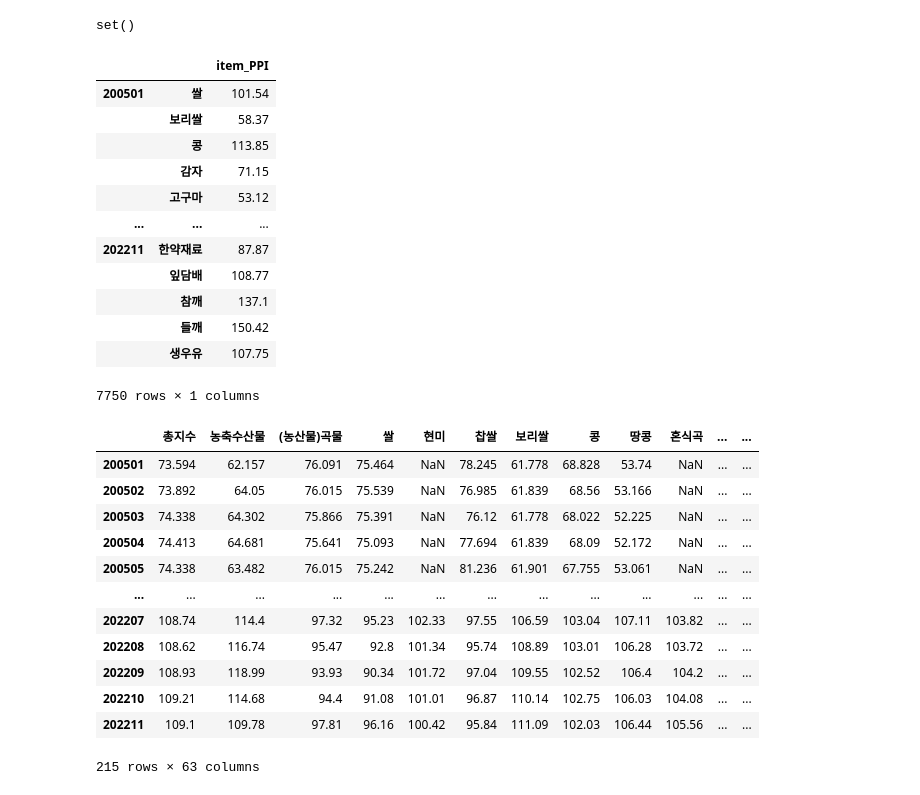
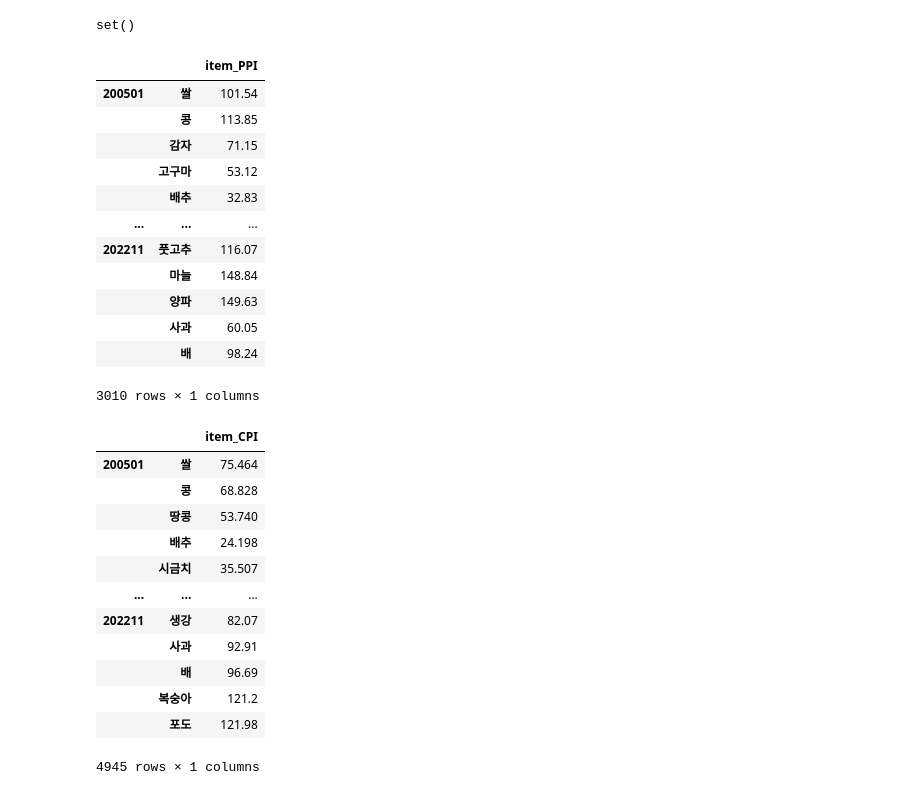
Before and after one commit to mols3131d/Agricultural-Products-Price-Prediction-, a Jupyter notebook: Data Collection/AgriMarket (1).ipynb, the cells around one changed output. Saved outputs shown, nothing was run; the diff lists cells and outputs as text; code cells hidden in the pictures.

```diff
--- a/Data Collection/AgriMarket (1).ipynb
+++ b/Data Collection/AgriMarket (1).ipynb
@@ -303,15 +306,12 @@ df2 = pd.read_excel(file, engine="openpyxl")
 df2 = df2.rename(columns={'계정코드별':'Product'})
 df2["Product"] = df2["Product"].map(lambda x : x.split()[0])
 df2 = df2.replace("-", np.NaN)
-# df2 = df2.dropna(axis=0)
-# df2 = df2[df2["Product"].isin(crop_list)]
-# for i in df2["Product"]:
-#     df2["Product"] = df2["Product"].replace(i,f"생산자물가지수_{i}")
+df2 = df2.dropna(axis=0)
+df2 = df2[df2["Product"].isin(crop_list)]
 
 for i in df2.columns:
     df2.columns = df2.columns.map(lambda x: x.replace(".",""))
 
-# df2.stack()
 df2 = pd.DataFrame(df2).T
 df2 = df2.rename(columns=df2.iloc[0])
 df2 = df2.drop(index='Product')
@@ -321,50 +321,47 @@ df2
 # %% [output]
 |  |  | item_PPI |
 | 200501 | 쌀 | 101.54 |
-|  | 보리쌀 | 58.37 |
 |  | 콩 | 113.85 |
 |  | 감자 | 71.15 |
 |  | 고구마 | 53.12 |
+|  | 배추 | 32.83 |
 | ... | ... | ... |
-| 202211 | 한약재료 | 87.87 |
-|  | 잎담배 | 108.77 |
-|  | 참깨 | 137.1 |
-|  | 들깨 | 150.42 |
-|  | 생우유 | 107.75 |
+| 202211 | 풋고추 | 116.07 |
+|  | 마늘 | 148.84 |
+|  | 양파 | 149.63 |
+|  | 사과 | 60.05 |
+|  | 배 | 98.24 |
-7750 rows × 1 columns
+3010 rows × 1 columns
 # %%
-df3 = pd.read_excel(f"{data_path}/소비자물가지수_품목별_연도별_월별.xlsx")
-df3 = df3.drop(columns=['시도별'], axis=0)
+df3 = pd.read_csv(f"{data_path}/소비자물가지수_품목별_연도별_월별_filtered.csv")
 df3 = df3.replace("-", np.NaN)
-# df3 = df3.rename(columns={'품목별':'YM'}).set_index("YM", drop=True)
-# df3 = df3.dropna(axis="rows")ㅋㅋㅋㅋㅋ짜증나게하지마세ㅕㅇ
-# # df3 = df3.drop(index=[0,1,2,10,38])
-# # df3["YM"] = df3["YM"].map(lambda x: x.strip())
-# # df3 = df3[df3["YM"].isin(crop_list)]
-# # for i in df3["YM"]:
-# #     df3["YM"] = df3["YM"].replace(i,f"소비자물가지수_{i}")
+df3 = df3.rename(columns={'품목별':'Product'})
+df3 = df3.dropna(axis=0)
+df3['Product'] = df3['Product'].map(lambda x:x.strip(('\u3000')))
+df3 = df3[df3["Product"].isin(crop_list)]
 
 for i in df3.columns:
     df3.columns = df3.columns.map(lambda x: x.replace(".",""))
 
-
 df3 = pd.DataFrame(df3).T
 df3 = df3.rename(columns=df3.iloc[0])
-df3 = df3.drop(index='품목별')
+df3 = df3.drop(index='Product')
+df3 = pd.DataFrame(df3.stack())
+df3.columns = ['item_CPI']
 df3
 # %% [output]
-|  | 총지수 | 농축수산물 | (농산물)곡물 | 쌀 | 현미 | 찹쌀 | 보리쌀 | 콩 | 땅콩 | 혼식곡 | ... | ... |
-| 200501 | 73.594 | 62.157 | 76.091 | 75.464 | NaN | 78.245 | 61.778 | 68.828 | 53.74 | NaN | ... | ... |
-| 200502 | 73.892 | 64.05 | 76.015 | 75.539 | NaN | 76.985 | 61.839 | 68.56 | 53.166 | NaN | ... | ... |
-| 200503 | 74.338 | 64.302 | 75.866 | 75.391 | NaN | 76.12 | 61.778 | 68.022 | 52.225 | NaN | ... | ... |
-| 200504 | 74.413 | 64.681 | 75.641 | 75.093 | NaN | 77.694 | 61.839 | 68.09 | 52.172 | NaN | ... | ... |
-| 200505 | 74.338 | 63.482 | 76.015 | 75.242 | NaN | 81.236 | 61.901 | 67.755 | 53.061 | NaN | ... | ... |
-| ... | ... | ... | ... | ... | ... | ... | ... | ... | ... | ... | ... | ... |
-| 202207 | 108.74 | 114.4 | 97.32 | 95.23 | 102.33 | 97.55 | 106.59 | 103.04 | 107.11 | 103.82 | ... | ... |
-| 202208 | 108.62 | 116.74 | 95.47 | 92.8 | 101.34 | 95.74 | 108.89 | 103.01 | 106.28 | 103.72 | ... | ... |
-| 202209 | 108.93 | 118.99 | 93.93 | 90.34 | 101.72 | 97.04 | 109.55 | 102.52 | 106.4 | 104.2 | ... | ... |
-| 202210 | 109.21 | 114.68 | 94.4 | 91.08 | 101.01 | 96.87 | 110.14 | 102.75 | 106.03 | 104.08 | ... | ... |
-| 202211 | 109.1 | 109.78 | 97.81 | 96.16 | 100.42 | 95.84 | 111.09 | 102.03 | 106.44 | 105.56 | ... | ... |
+|  |  | item_CPI |
+| 200501 | 쌀 | 75.464 |
+|  | 콩 | 68.828 |
+|  | 땅콩 | 53.740 |
+|  | 배추 | 24.198 |
+|  | 시금치 | 35.507 |
+| ... | ... | ... |
+| 202211 | 생강 | 82.07 |
+|  | 사과 | 92.91 |
+|  | 배 | 96.69 |
+|  | 복숭아 | 121.2 |
+|  | 포도 | 121.98 |
-215 rows × 63 columns
+4945 rows × 1 columns
 # %%
 # 이게 우신님꺼
```
Also changed, not shown: parts of 13 cells of this notebook.
